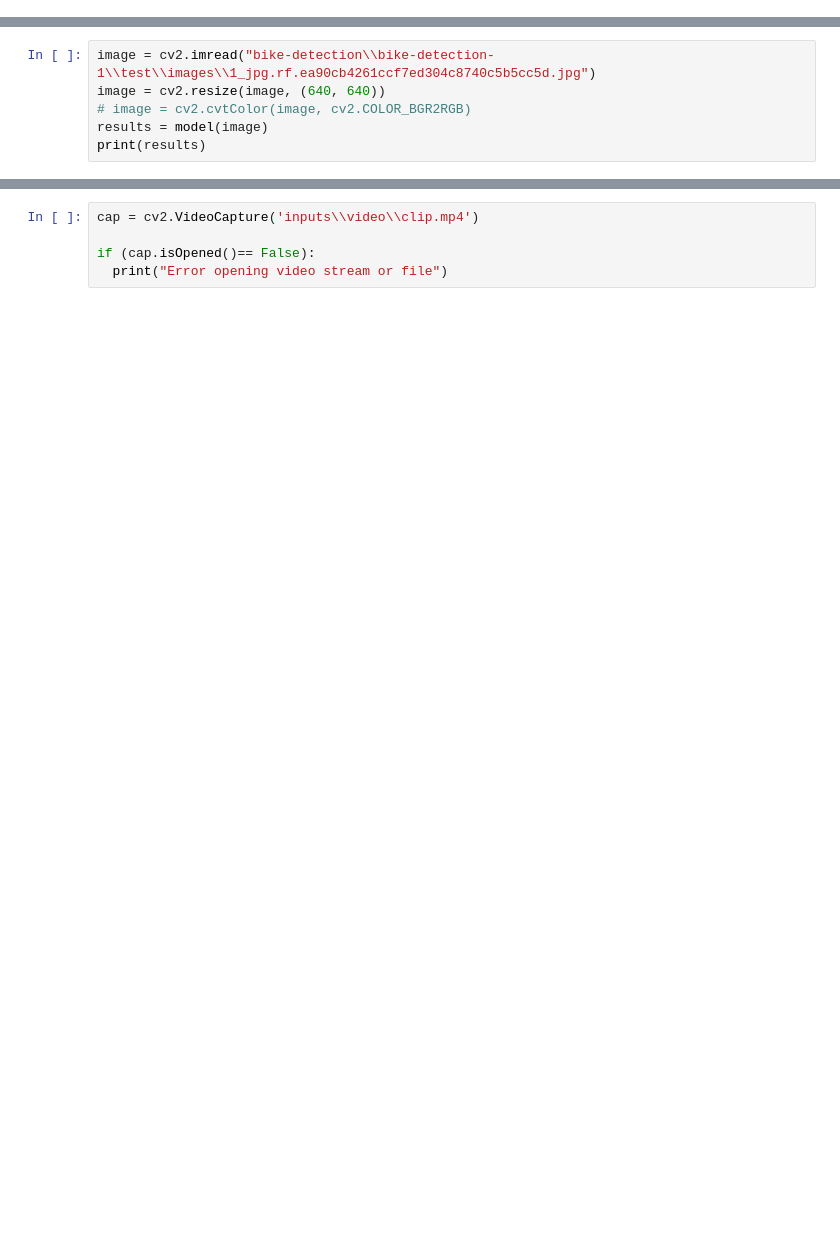
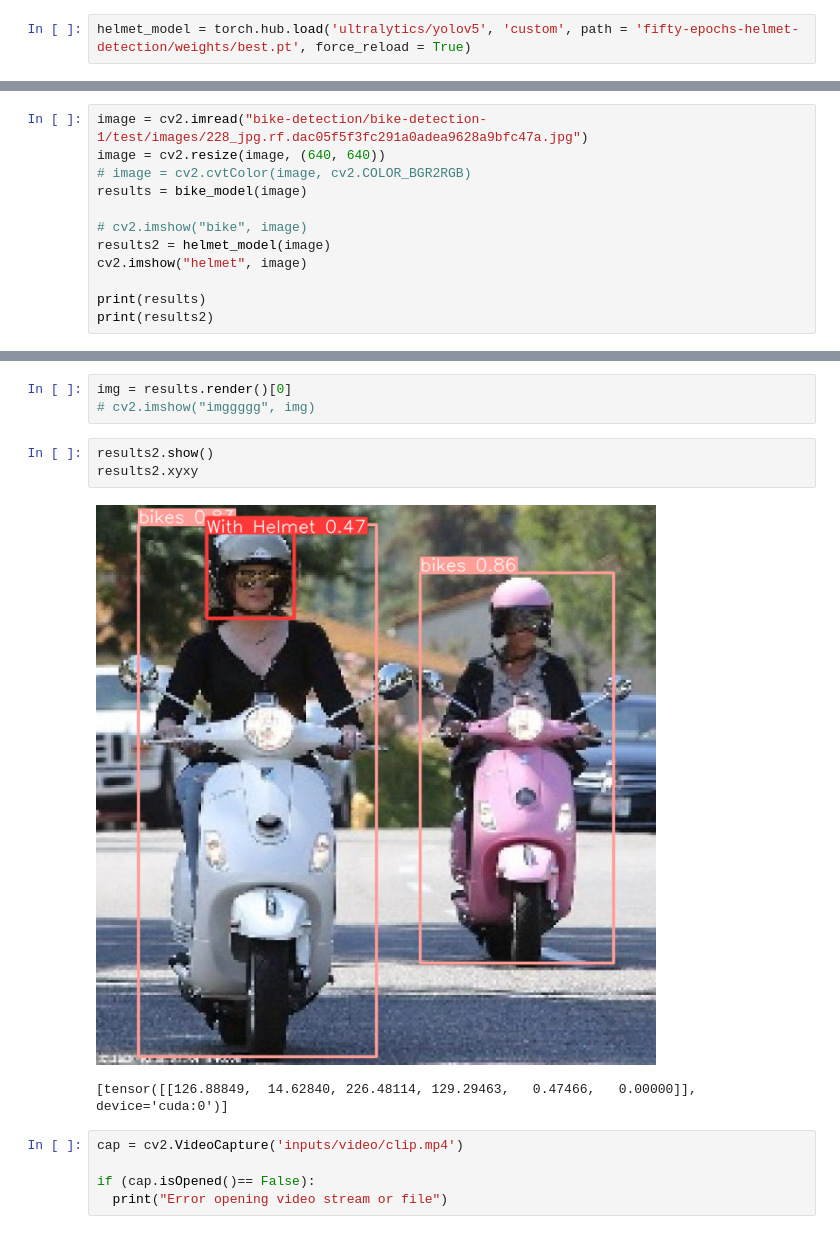
Before and after one commit to harshjainsk/minor-project-helmet-detection, a Jupyter notebook: bike_detection.ipynb, the cells around one changed output, grey strips where cells are left out. Saved outputs shown, nothing was run; the diff lists cells and outputs as text; blank space fills up the shorter version.

Commit message:
added code for bike and helmet detection

```diff
--- a/bike_detection.ipynb
+++ b/bike_detection.ipynb
@@ -10,3 +12,5 @@ YOLOv5  2023-10-27 Python-3.10.12 torch-2.1.0+cpu CPU
 Fusing layers...
 Model summary: 157 layers, 7015519 parameters, 0 gradients, 15.8 GFLOPs
 Adding AutoShape...
+# %%
+helmet_model = torch.hub.load('ultralytics/yolov5', 'custom', path = 'fifty-epochs-helmet-detection/weights/best.pt', force_reload = True)
@@ -13,7 +70,13 @@ Adding AutoShape...
 # %%
-image = cv2.imread("bike-detection\\bike-detection-1\\test\\images\\1_jpg.rf.ea90cb4261ccf7ed304c8740c5b5cc5d.jpg")
+image = cv2.imread("bike-detection/bike-detection-1/test/images/228_jpg.rf.dac05f5f3fc291a0adea9628a9bfc47a.jpg")
 image = cv2.resize(image, (640, 640))
 # image = cv2.cvtColor(image, cv2.COLOR_BGR2RGB)
-results = model(image)
+results = bike_model(image)
+
+# cv2.imshow("bike", image)
+results2 = helmet_model(image)
+cv2.imshow("helmet", image)
+
 print(results)
+print(results2)
 # %% [output]
@@ -26,5 +87,14 @@ results.show()
+# %%
+img = results.render()[0]
+# cv2.imshow("imggggg", img)
+# %%
+results2.show()
+results2.xyxy
+# %% [output]
+[figure, added]
+[tensor([[126.88849,  14.62840, 226.48114, 129.29463,   0.47466,   0.00000]], device='cuda:0')]
 # %%
-cap = cv2.VideoCapture('inputs\\video\\clip.mp4')
+cap = cv2.VideoCapture('inputs/video/clip.mp4')
 
 if (cap.isOpened()== False):
   print("Error opening video stream or file")
```
Also changed, not shown: parts of 15 cells of this notebook.
